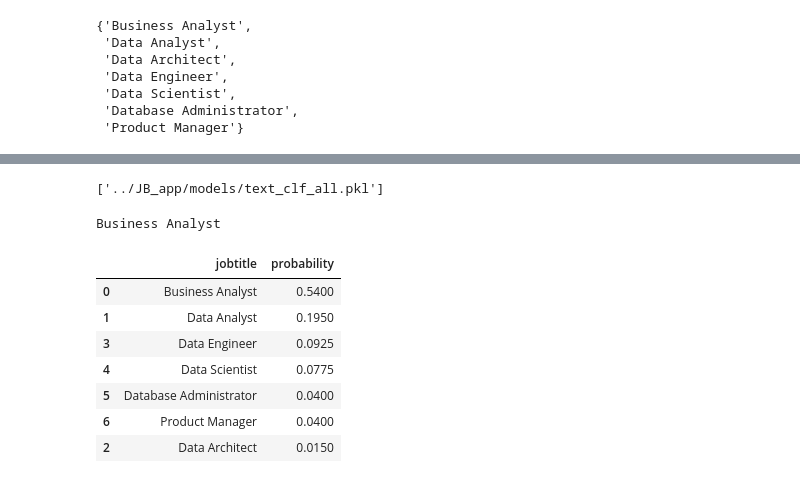
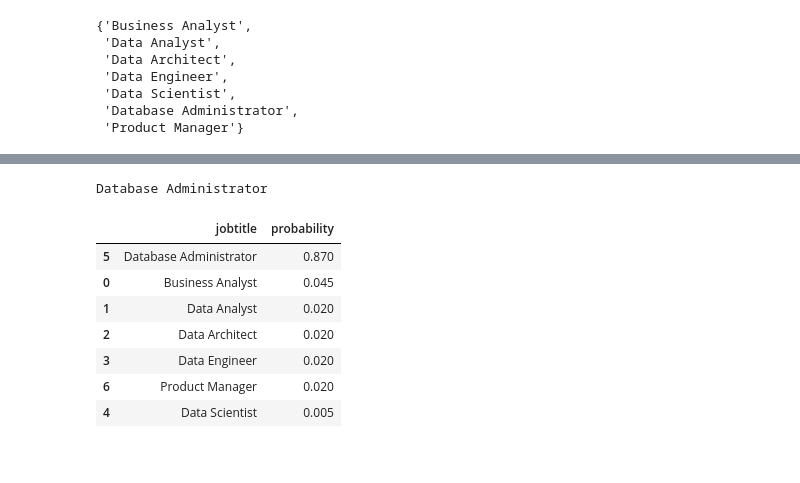
Before and after one commit to JadeYu/JoBreaker, a Jupyter notebook: analyses/Building_pipeline.ipynb, the cells around one changed output, grey strips where cells are left out. Cells and saved outputs as stored; diff of their text form; code cells hidden in the pictures.

```diff
--- a/analyses/Building_pipeline.ipynb
+++ b/analyses/Building_pipeline.ipynb
@@ -44,7 +44,7 @@ set(df['jobtitle'])
 # %%
 #split and preprocess data
 data_train, data_test = pps.kfold_split(df, k=5)
-train_feature = pps.raw_cleaning(data_train['snippet'], False)
+train_feature = pps.raw_cleaning(data_train['snippet'], False, False)
 train_labels = data_train['jobtitle']
 # %%
 #build pipeline including a transformer and a classifier
@@ -93,32 +93,30 @@ confusion
 # %%
 #write the confusion matrix to a csv file
-#confusion.to_csv("../metrics/confusion_matrix_all.csv")
+confusion.to_csv("../metrics/confusion_matrix_all.csv")
 #dump the pipeline object to the target directory
 joblib.dump(text_clf, "../JB_app/models/text_clf_all.pkl")
-# %% [output]
-['../JB_app/models/text_clf_all.pkl']
 # %%
 #test on one entry
-new_data = [data_test['snippet'].iloc[1]]
-true_title = data_test['jobtitle'].iloc[1]
+new_data = [data_test['snippet'].iloc[2]]
+true_title = data_test['jobtitle'].iloc[2]
 print(true_title)
 new_feature = pps.raw_cleaning(new_data, False)
 prediction = text_clf.predict_proba(new_feature)
 output = pd.DataFrame()
 output['jobtitle'] = text_clf.classes_
 output['probability'] = prediction[0]
 output = output.sort_values(by='probability', ascending=False)
 output
 # %% [output]
-Business Analyst
+Database Administrator
 |  | jobtitle | probability |
-| 0 | Business Analyst | 0.5400 |
-| 1 | Data Analyst | 0.1950 |
-| 3 | Data Engineer | 0.0925 |
-| 4 | Data Scientist | 0.0775 |
-| 5 | Database Administrator | 0.0400 |
-| 6 | Product Manager | 0.0400 |
-| 2 | Data Architect | 0.0150 |
+| 5 | Database Administrator | 0.870 |
+| 0 | Business Analyst | 0.045 |
+| 1 | Data Analyst | 0.020 |
+| 2 | Data Architect | 0.020 |
+| 3 | Data Engineer | 0.020 |
+| 6 | Product Manager | 0.020 |
+| 4 | Data Scientist | 0.005 |
 # %%
 #calculate a document * label table with each element being the probability of a document being a label
 likelihoods = pd.DataFrame(columns = list(set(df['jobtitle'])))
```
Also changed, not shown: parts of 16 cells of this notebook, 16 other files.
